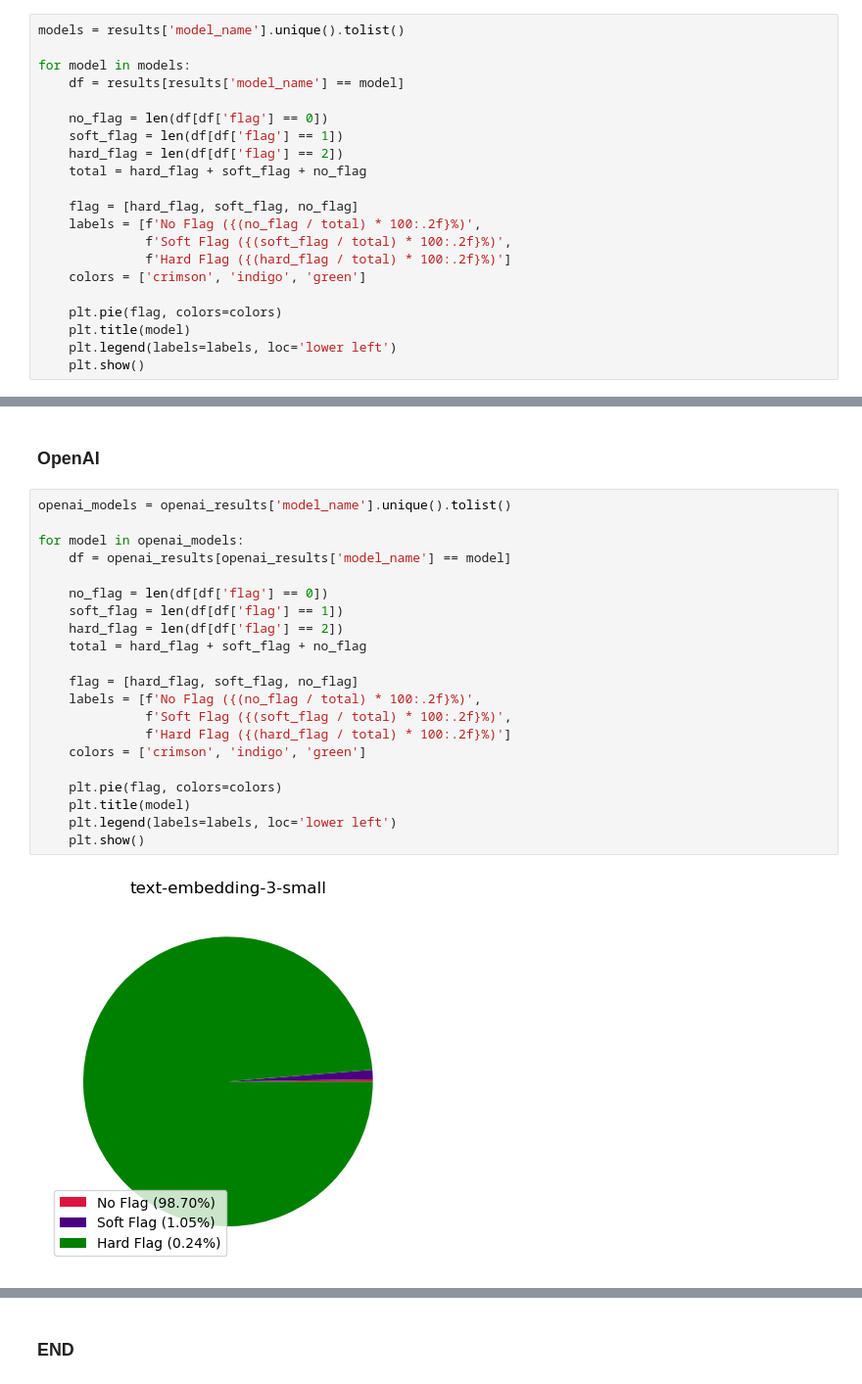
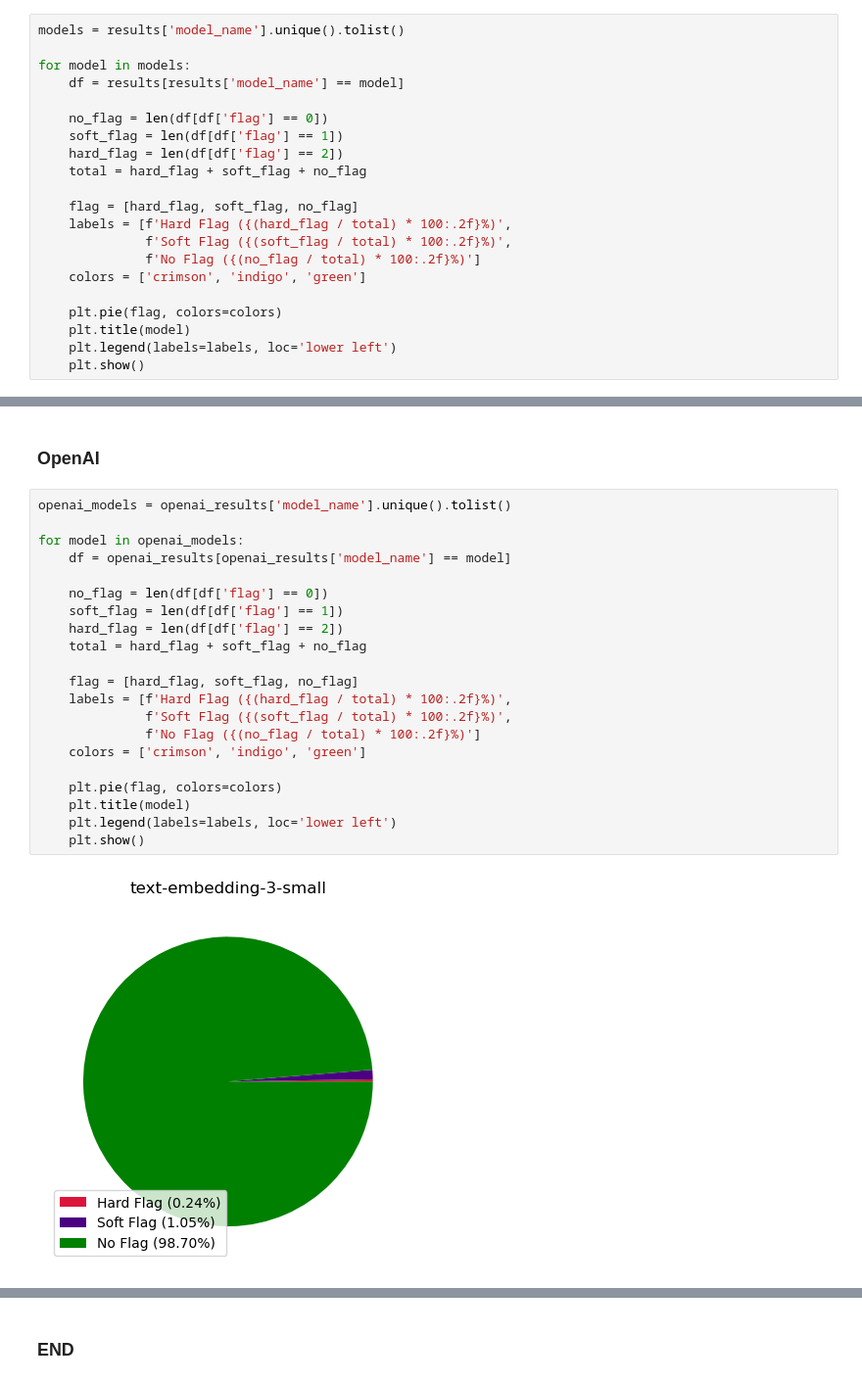
Before and after one commit to Pedagogue-Systems/ai-matching-consistency-eval, a Jupyter notebook: notebooks/openai_comparison.ipynb, the cells around one changed output, grey strips where cells are left out. Shown at 98% size. Cells and saved outputs as stored; diff of their text form.

```diff
--- a/notebooks/openai_comparison.ipynb
+++ b/notebooks/openai_comparison.ipynb
@@ -51,9 +55,9 @@ for model in models:
     total = hard_flag + soft_flag + no_flag
 
     flag = [hard_flag, soft_flag, no_flag]
-    labels = [f'No Flag ({(no_flag / total) * 100:.2f}%)',
+    labels = [f'Hard Flag ({(hard_flag / total) * 100:.2f}%)',
               f'Soft Flag ({(soft_flag / total) * 100:.2f}%)',
-              f'Hard Flag ({(hard_flag / total) * 100:.2f}%)']
+              f'No Flag ({(no_flag / total) * 100:.2f}%)']
     colors = ['crimson', 'indigo', 'green']
 
     plt.pie(flag, colors=colors)
@@ -69,23 +73,23 @@ for model in models:
 # %%
 openai_models = openai_results['model_name'].unique().tolist()
 
 for model in openai_models:
     df = openai_results[openai_results['model_name'] == model]
 
     no_flag = len(df[df['flag'] == 0])
     soft_flag = len(df[df['flag'] == 1])
     hard_flag = len(df[df['flag'] == 2])
     total = hard_flag + soft_flag + no_flag
 
     flag = [hard_flag, soft_flag, no_flag]
-    labels = [f'No Flag ({(no_flag / total) * 100:.2f}%)',
+    labels = [f'Hard Flag ({(hard_flag / total) * 100:.2f}%)',
               f'Soft Flag ({(soft_flag / total) * 100:.2f}%)',
-              f'Hard Flag ({(hard_flag / total) * 100:.2f}%)']
+              f'No Flag ({(no_flag / total) * 100:.2f}%)']
     colors = ['crimson', 'indigo', 'green']
 
     plt.pie(flag, colors=colors)
     plt.title(model)
     plt.legend(labels=labels, loc='lower left')
     plt.show()
 # %% [output]
-[figure, old version]
+[figure, new version]
```
Also changed, not shown: parts of 5 cells of this notebook.
